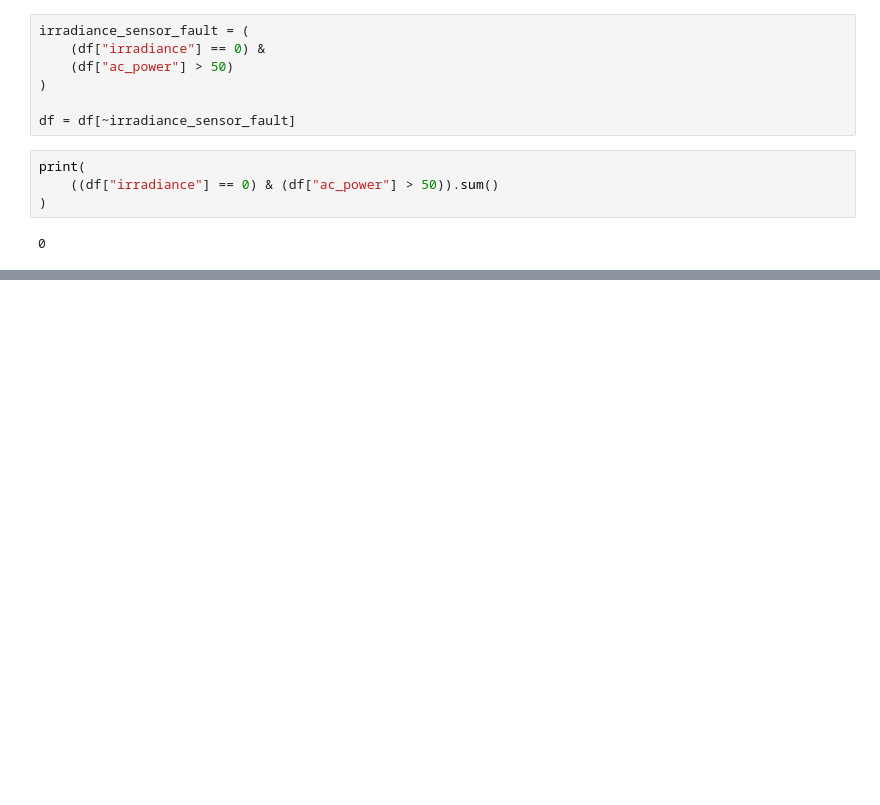
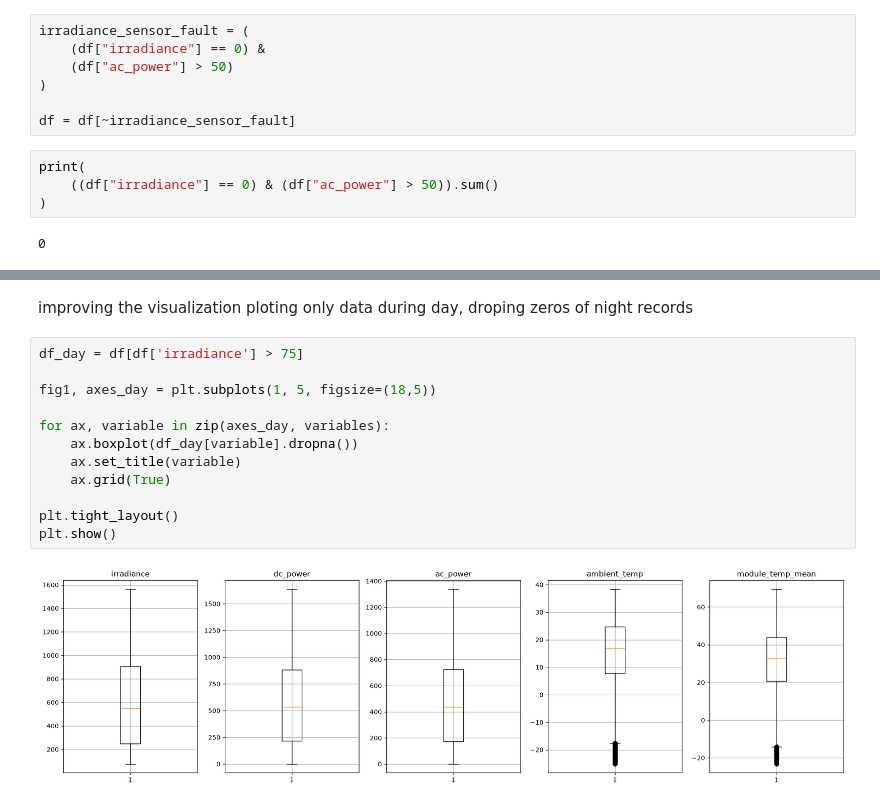
Before and after one commit to SantiToled0/solar-mlops, a Jupyter notebook: notebooks/01_exploration.ipynb, the cells around one changed output, grey strips where cells are left out. Saved outputs shown, nothing was run; the diff lists cells and outputs as text; blank space fills up the shorter version.

```diff
--- a/notebooks/01_exploration.ipynb
+++ b/notebooks/01_exploration.ipynb
@@ -788,0 +930,16 @@ print(
+# %% [markdown]
+improving the visualization ploting only data during day, droping zeros of night records
+# %%
+df_day = df[df['irradiance'] > 75]
+
+fig1, axes_day = plt.subplots(1, 5, figsize=(18,5))
+
+for ax, variable in zip(axes_day, variables):
+    ax.boxplot(df_day[variable].dropna())
+    ax.set_title(variable)
+    ax.grid(True)
+
+plt.tight_layout()
+plt.show()
+# %% [output]
+[figure, added]
```
Also changed, not shown: parts of 31 cells of this notebook.
